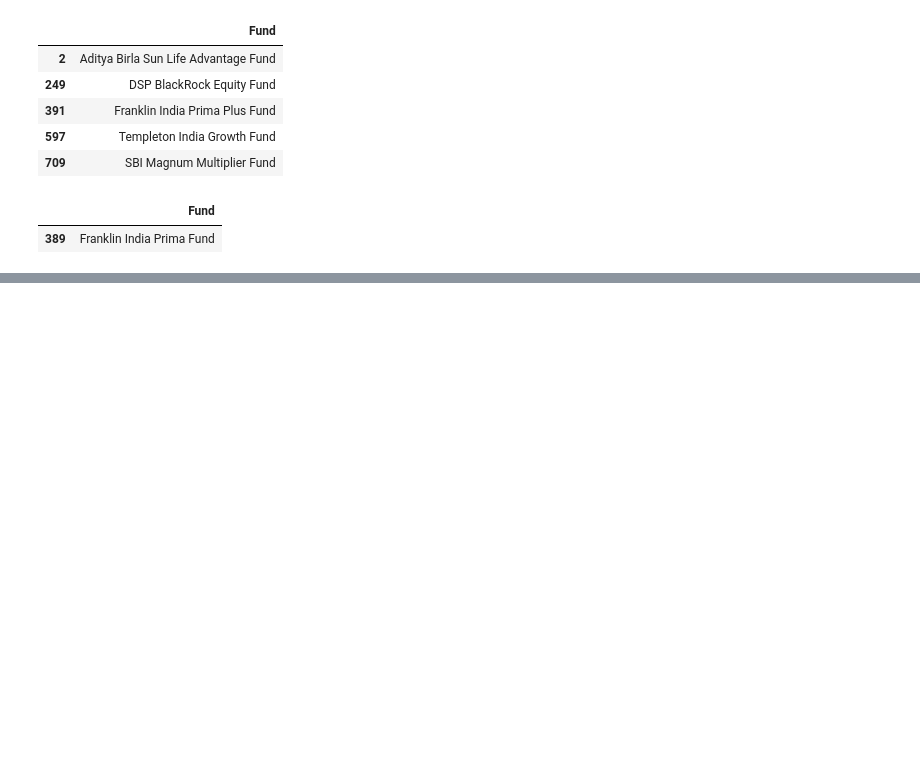
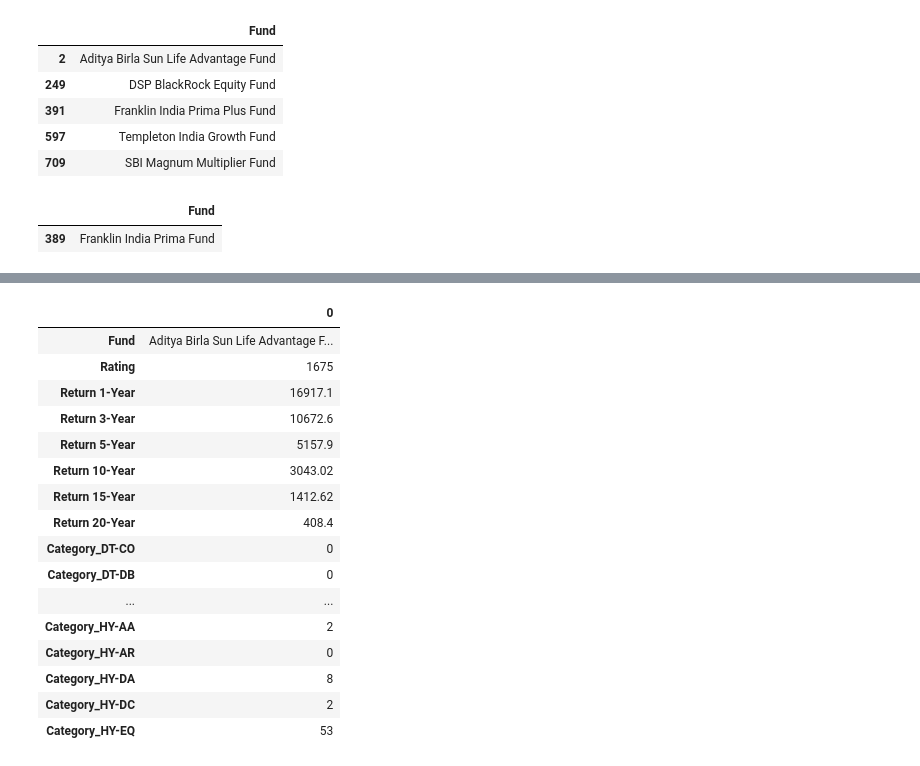
Before and after one commit to MritunjayMohitesh/SIP_return_analysis, a Jupyter notebook: sip_analysis.ipynb, the cells around one changed output, grey strips where cells are left out. Saved outputs shown, nothing was run; the diff lists cells and outputs as text; code cells hidden in the pictures; blank space fills up the shorter version.

```diff
--- a/sip_analysis.ipynb
+++ b/sip_analysis.ipynb
@@ -392,0 +397,20 @@ pd.DataFrame(df['Fund'][ (df['Return 20-Year']>15) & (df['Category_EQ-MC     ']=
+# %%
+pd.DataFrame(df[df['Return 1-Year']>15].sum(axis = 0))
+# %% [output]
+|  | 0 |
+| Fund | Aditya Birla Sun Life Advantage F... |
+| Rating | 1675 |
+| Return 1-Year | 16917.1 |
+| Return 3-Year | 10672.6 |
+| Return 5-Year | 5157.9 |
+| Return 10-Year | 3043.02 |
+| Return 15-Year | 1412.62 |
+| Return 20-Year | 408.4 |
+| Category_DT-CO | 0 |
+| Category_DT-DB | 0 |
+| ... | ... |
+| Category_HY-AA | 2 |
+| Category_HY-AR | 0 |
+| Category_HY-DA | 8 |
+| Category_HY-DC | 2 |
+| Category_HY-EQ | 53 |
```
Also changed, not shown: parts of 26 cells of this notebook.
